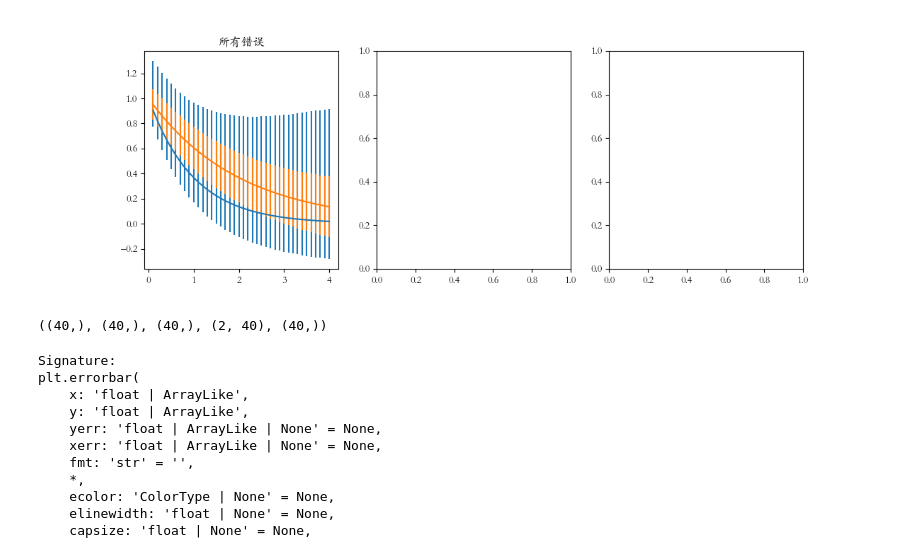
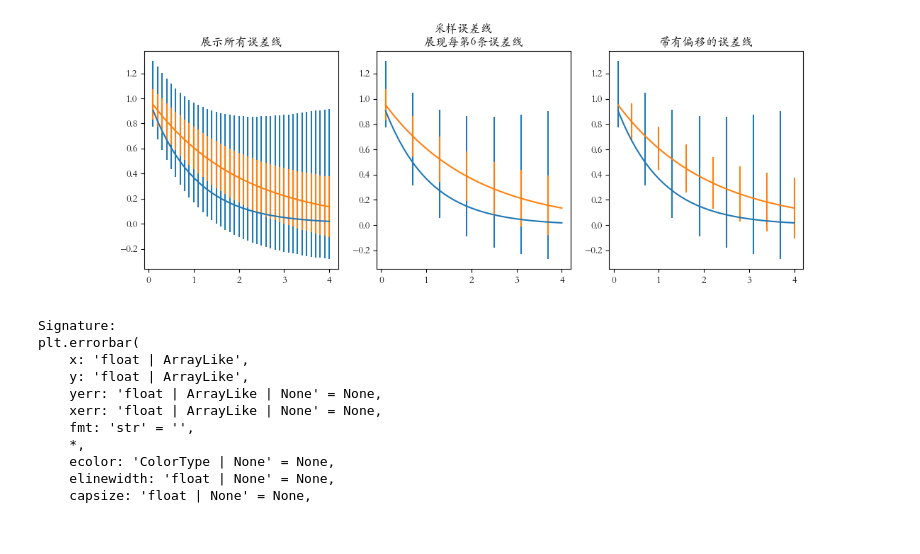
Before and after one commit to wangmu0115/HandsOn-ML, a Jupyter notebook: matplotlib/误差线.ipynb, the cells around one changed output. Cells and saved outputs as stored; diff of their text form; code cells hidden in the pictures.

```diff
--- a/matplotlib/误差线.ipynb
+++ b/matplotlib/误差线.ipynb
@@ -48,44 +135,37 @@ plt.show()
 # %%
 %matplotlib widget
 import numpy as np
 import matplotlib as mpl
 import matplotlib.pyplot as plt
 
-#mpl.rcParams["font.cursive"] = ["Menlo", "Monaco", "monospace", "Courier New"]
-#mpl.rcParams["font.family"] = ["Menlo", "Monaco", "monospace", "Courier New"]
-#mpl.rcParams["font.fantasy"] = ["Menlo", "Monaco", "monospace", "Courier New"]
-#mpl.rcParams["font.monospace"] = ["Menlo", "Monaco", "monospace", "Courier New"]
-#mpl.rcParams["font.sans-serif"] = ["Menlo", "Monaco", "monospace", "Courier New"]
-#mpl.rcParams["font.serif"] = ["Menlo", "Monaco", "monospace", "Courier New"]
-
-#mpl.rcParams["font.cursive"] = ["Menlo"]
-#mpl.rcParams["font.family"] = ["Menlo"]
-#mpl.rcParams["font.fantasy"] = ["Menlo"]
-#mpl.rcParams["font.monospace"] = ["Menlo"]
-mpl.rcParams["font.sans-serif"] = ["Kaiti SC", "Menlo"]
-#mpl.rcParams["font.serif"] = ["Menlo"]
-
+mpl.rcParams["font.sans-serif"] = ["Kaiti SC", "Menlo"] # 设置字体
 
 x = np.arange(0.1, 4.1, 0.1)
 y1 = np.exp(-1.0 * x)
 y2 = np.exp(-0.5 * x)
 
 y1_err = np.array([0.1 + 0.1 * np.sqrt(x), 0.3 + 0.3 * np.sqrt(x)])
 y2_err = 0.1 + 0.1 * np.sqrt(x / 2)
 
 fig, axes = plt.subplots(1, 3, figsize=(12, 4))
 
 axes[0].errorbar(x, y1, y1_err)
 axes[0].errorbar(x, y2, y2_err)
-axes[0].set_title("所有错误")
+axes[0].set_title("展示所有误差线")
+
+axes[1].errorbar(x, y1, y1_err, errorevery=6)
+axes[1].errorbar(x, y2, y2_err, errorevery=6)
+axes[1].set_title("展现每第6条误差线")
+
+axes[2].errorbar(x, y1, y1_err, errorevery=(0, 6))
+axes[2].errorbar(x, y2, y2_err, errorevery=(3, 6))
+axes[2].set_title("带有偏移的误差线")
+
+fig.suptitle("采样误差线")
 
 plt.show()
 # %% [output]
-[figure, old version]
+[figure, new version]
-# %%
-x.shape, y1.shape, y2.shape, y1_err.shape, y2_err.shape
-# %% [output]
-((40,), (40,), (40,), (2, 40), (40,))
 # %%
 plt.errorbar??
 # %% [output]
```
Also changed, not shown: parts of 16 cells of this notebook, 6 other files.
